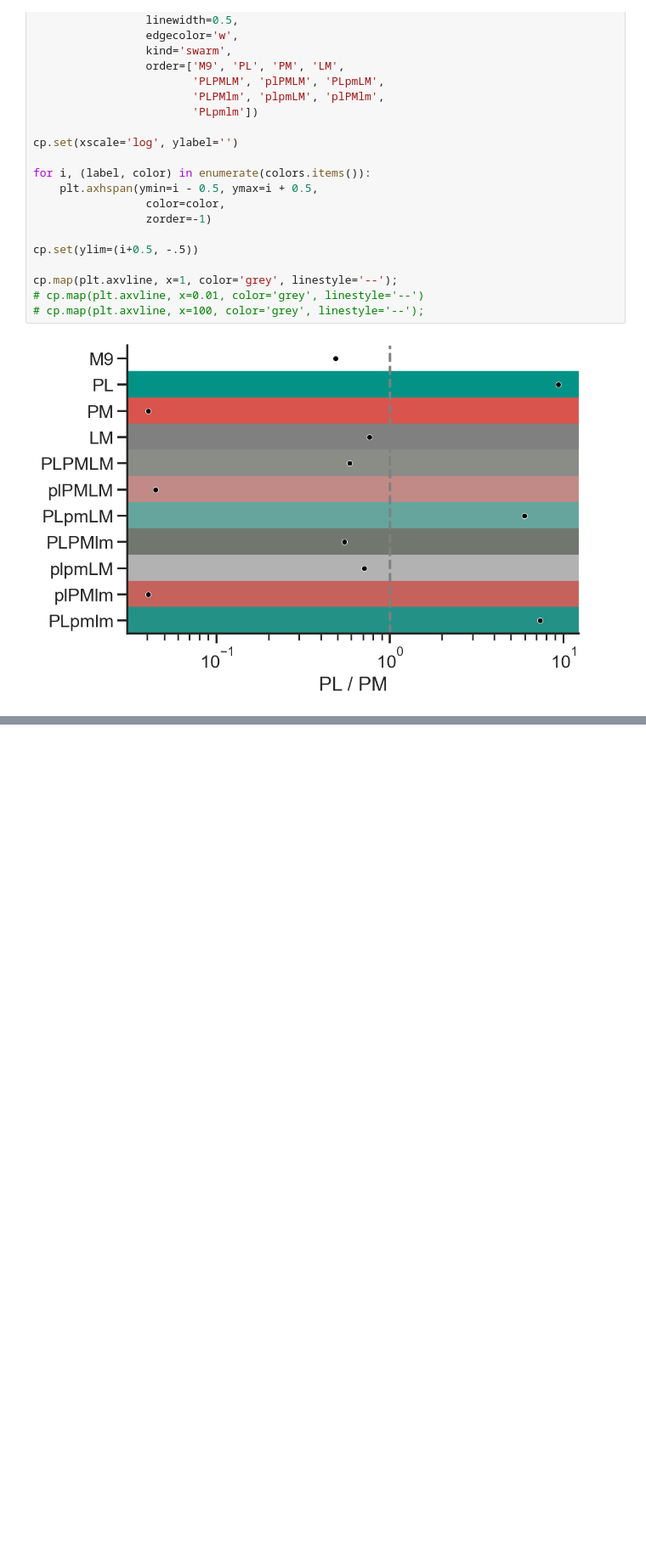
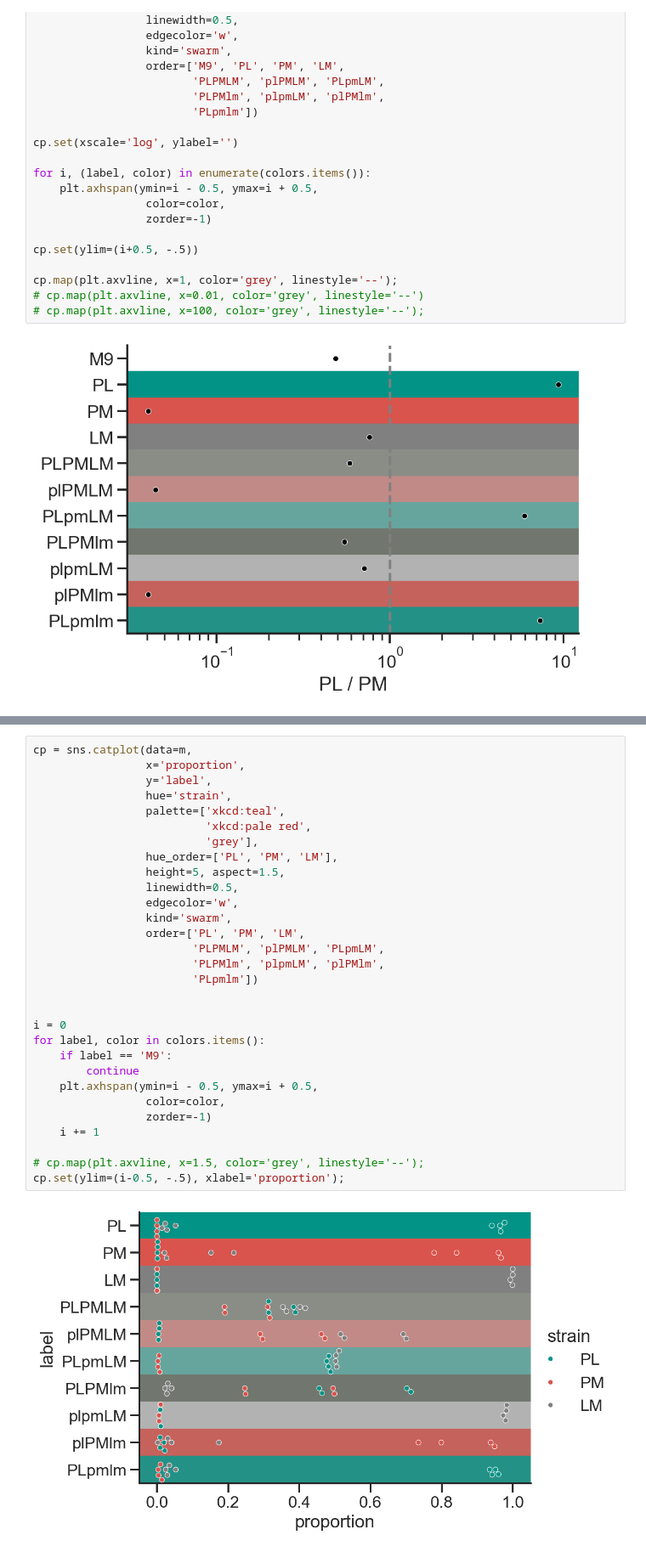
Before and after one commit to microbial-pangenomes-lab/2026_tricomm, a Jupyter notebook: data/calibration/calibration.ipynb, the cells around one changed output, grey strips where cells are left out. Shown at 85% size. Saved outputs shown, nothing was run; the diff lists cells and outputs as text; blank space fills up the shorter version.

```diff
--- a/data/calibration/calibration.ipynb
+++ b/data/calibration/calibration.ipynb
@@ -383,0 +436,32 @@ cp.map(plt.axvline, x=1, color='grey', linestyle='--');
+# %%
+cp = sns.catplot(data=m,
+                 x='proportion',
+                 y='label',
+                 hue='strain',
+                 palette=['xkcd:teal',
+                          'xkcd:pale red',
+                          'grey'],
+                 hue_order=['PL', 'PM', 'LM'],
+                 height=5, aspect=1.5,
+                 linewidth=0.5,
+                 edgecolor='w',
+                 kind='swarm',
+                 order=['PL', 'PM', 'LM',
+                        'PLPMLM', 'plPMLM', 'PLpmLM',
+                        'PLPMlm', 'plpmLM', 'plPMlm',
+                        'PLpmlm'])
+
+
+i = 0
+for label, color in colors.items():
+    if label == 'M9':
+        continue
+    plt.axhspan(ymin=i - 0.5, ymax=i + 0.5,
+                 color=color,
+                 zorder=-1)
+    i += 1
+
+# cp.map(plt.axvline, x=1.5, color='grey', linestyle='--');
+cp.set(ylim=(i-0.5, -.5), xlabel='proportion');
+# %% [output]
+[figure, added]
```
Also changed, not shown: parts of 14 cells of this notebook, 1 other file.
